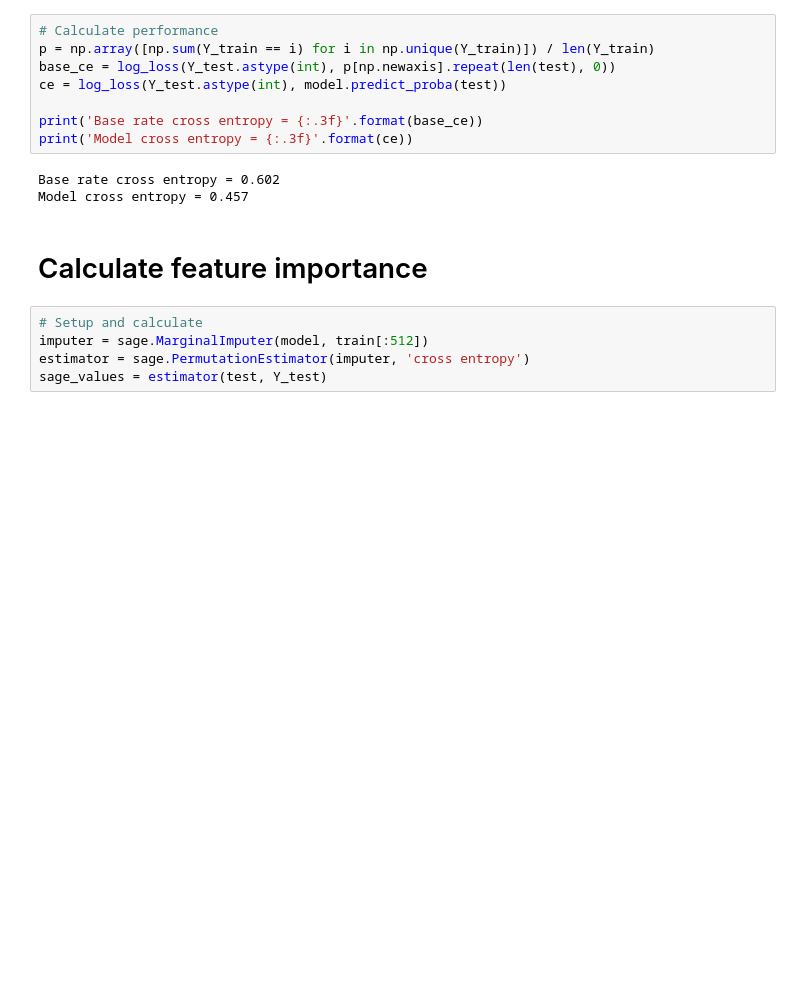
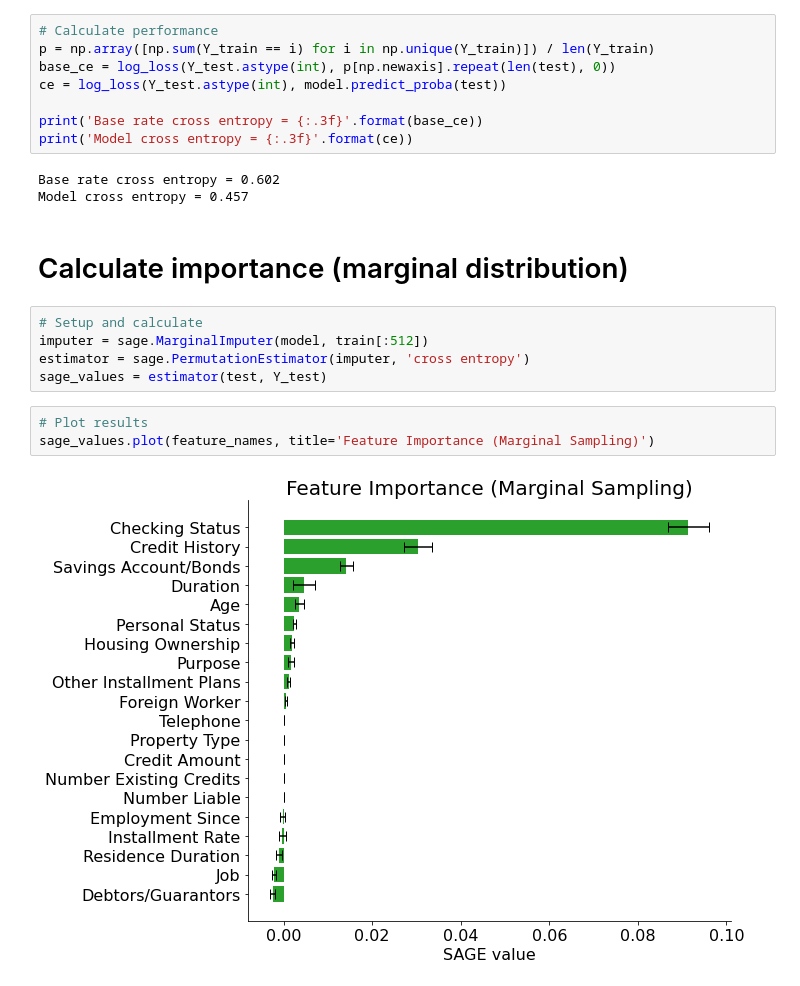
Before and after one commit to iancovert/sage, a Jupyter notebook: notebooks/credit.ipynb, the cells around one changed output. Saved outputs shown, nothing was run; the diff lists cells and outputs as text; blank space fills up the shorter version.

```diff
--- a/notebooks/credit.ipynb
+++ b/notebooks/credit.ipynb
@@ -55,9 +55,14 @@ print('Model cross entropy = {:.3f}'.format(ce))
 Base rate cross entropy = 0.602
 Model cross entropy = 0.457
 # %% [markdown]
-# Calculate feature importance
+# Calculate importance (marginal distribution)
 # %%
 # Setup and calculate
 imputer = sage.MarginalImputer(model, train[:512])
 estimator = sage.PermutationEstimator(imputer, 'cross entropy')
 sage_values = estimator(test, Y_test)
+# %%
+# Plot results
+sage_values.plot(feature_names, title='Feature Importance (Marginal Sampling)')
+# %% [output]
+[figure, added]
```
Also changed, not shown: parts of 14 cells of this notebook, 2 other files.
